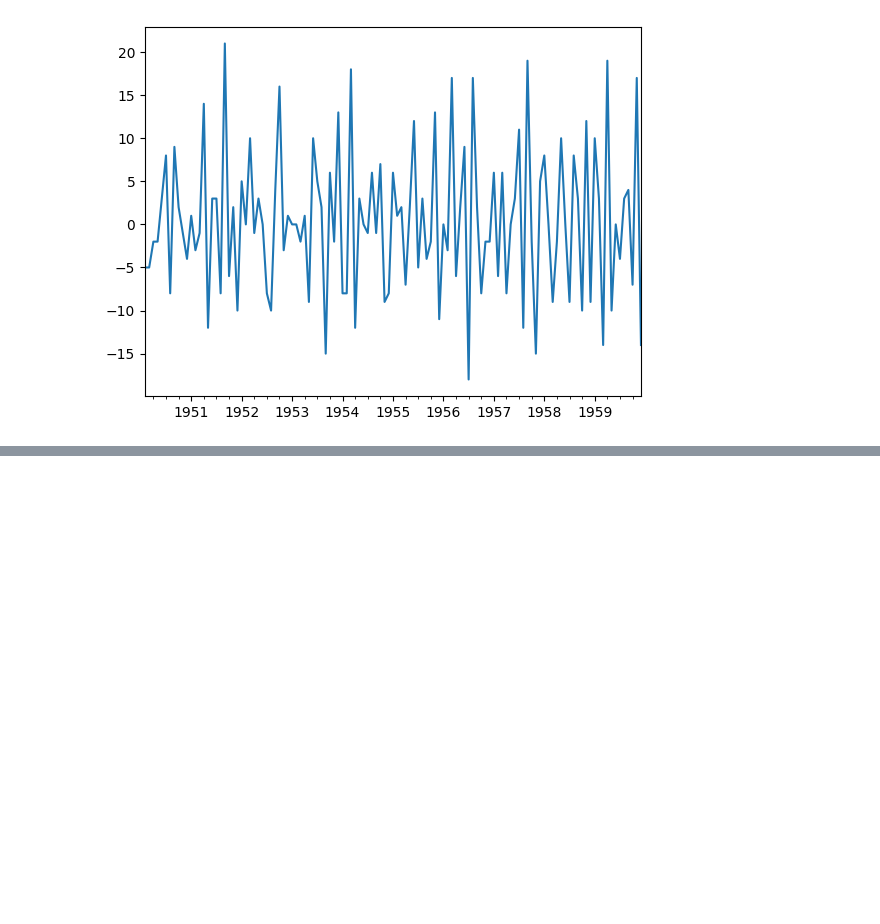
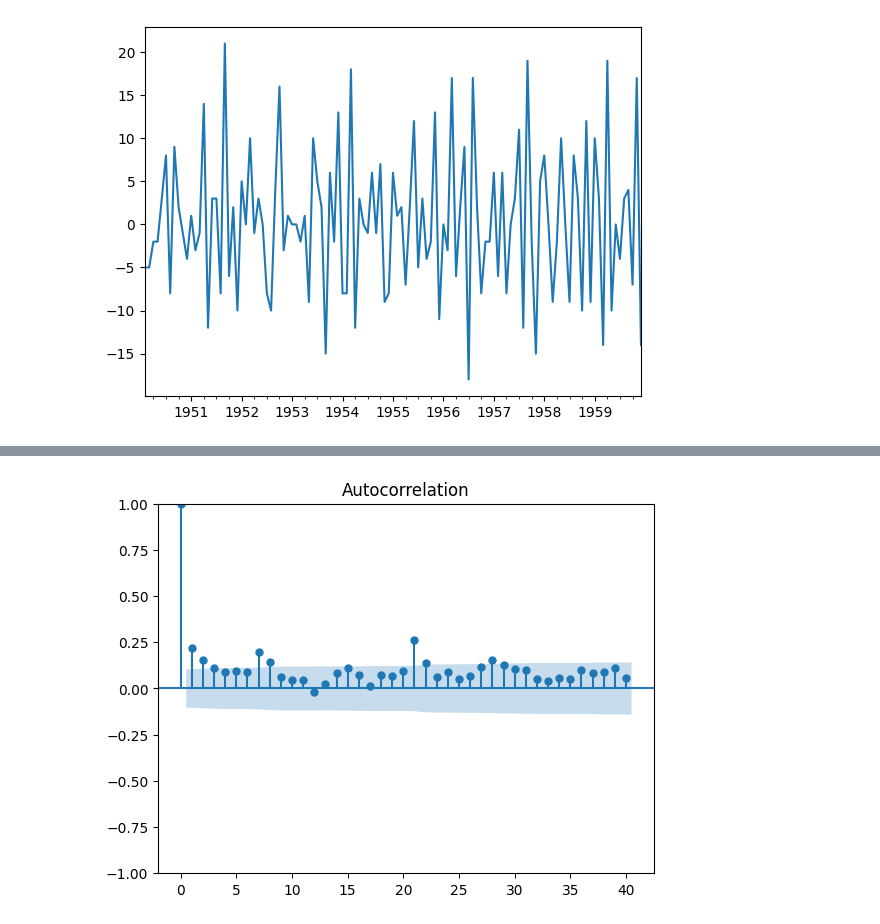
Before and after one commit to nmaiya/ColabTimeSeries, a Jupyter notebook: GeneralForcasting.ipynb, the cells around one changed output, grey strips where cells are left out. Cells and saved outputs as stored; diff of their text form; code cells hidden in the pictures; blank space fills up the shorter version.

```diff
--- a/GeneralForcasting.ipynb
+++ b/GeneralForcasting.ipynb
@@ -180,0 +244,4 @@ diff(df2['b'],k_diff=1).plot()
+# %%
+plot_acf(df2,lags=40);
+# %% [output]
+[figure, added]
```
Also changed, not shown: parts of 13 cells of this notebook.
